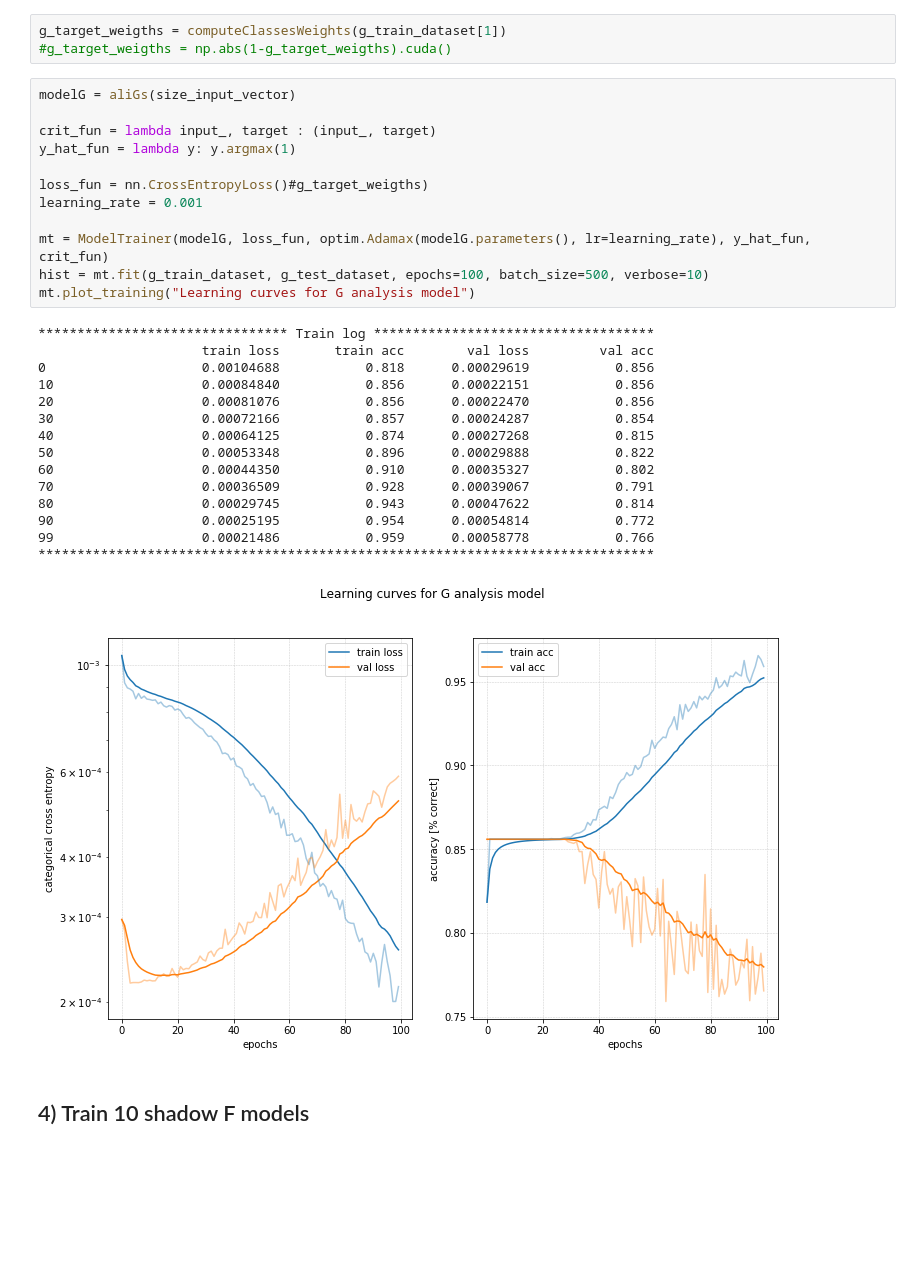
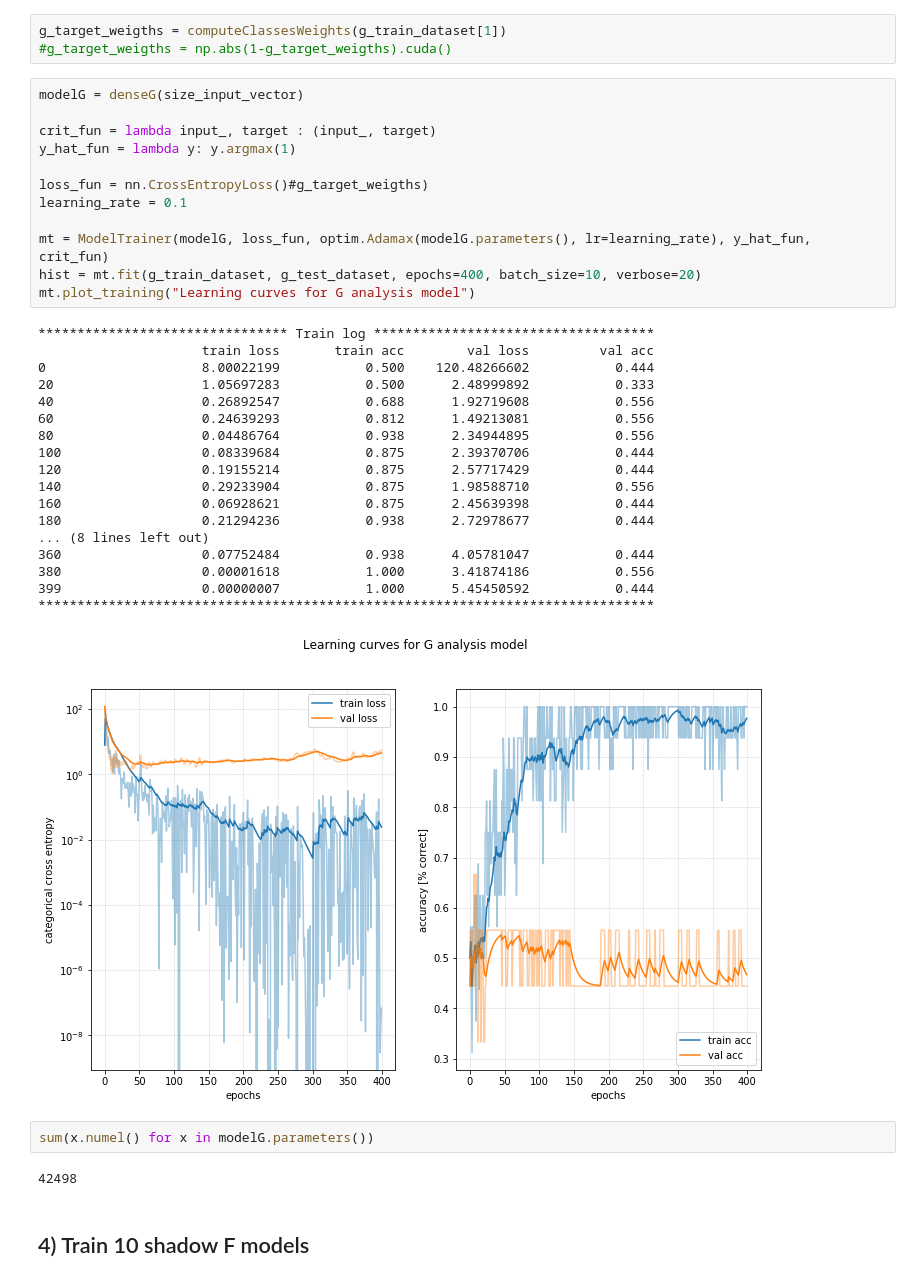
Before and after one commit to palexlee/DeepWololo, a Jupyter notebook: yves_notebook.ipynb, the cells around one changed output. Cells and saved outputs as stored; diff of their text form; blank space fills up the shorter version.

```diff
--- a/yves_notebook.ipynb
+++ b/yves_notebook.ipynb
@@ -171,33 +175,40 @@ size of layer vector : 200
 g_target_weigths = computeClassesWeights(g_train_dataset[1])
 #g_target_weigths = np.abs(1-g_target_weigths).cuda()
 # %%
-modelG = aliGs(size_input_vector)
+modelG = denseG(size_input_vector)
 
 crit_fun = lambda input_, target : (input_, target)
 y_hat_fun = lambda y: y.argmax(1)
 
 loss_fun = nn.CrossEntropyLoss()#g_target_weigths)
-learning_rate = 0.001
+learning_rate = 0.1
 
 mt = ModelTrainer(modelG, loss_fun, optim.Adamax(modelG.parameters(), lr=learning_rate), y_hat_fun, crit_fun)
-hist = mt.fit(g_train_dataset, g_test_dataset, epochs=100, batch_size=500, verbose=10)
+hist = mt.fit(g_train_dataset, g_test_dataset, epochs=400, batch_size=10, verbose=20)
 mt.plot_training("Learning curves for G analysis model")
 # %% [output]
 ******************************** Train log ************************************
                      train loss       train acc        val loss         val acc
-0                    0.00104688           0.818      0.00029619           0.856
-10                   0.00084840           0.856      0.00022151           0.856
-20                   0.00081076           0.856      0.00022470           0.856
-30                   0.00072166           0.857      0.00024287           0.854
-40                   0.00064125           0.874      0.00027268           0.815
-50                   0.00053348           0.896      0.00029888           0.822
-60                   0.00044350           0.910      0.00035327           0.802
-70                   0.00036509           0.928      0.00039067           0.791
-80                   0.00029745           0.943      0.00047622           0.814
-90                   0.00025195           0.954      0.00054814           0.772
-99                   0.00021486           0.959      0.00058778           0.766
+0                    8.00022199           0.500    120.48266602           0.444
+20                   1.05697283           0.500      2.48999892           0.333
+40                   0.26892547           0.688      1.92719608           0.556
+60                   0.24639293           0.812      1.49213081           0.556
+80                   0.04486764           0.938      2.34944895           0.556
+100                  0.08339684           0.875      2.39370706           0.444
+120                  0.19155214           0.875      2.57717429           0.444
+140                  0.29233904           0.875      1.98588710           0.556
+160                  0.06928621           0.875      2.45639398           0.444
+180                  0.21294236           0.938      2.72978677           0.444
+... (8 lines left out)
+360                  0.07752484           0.938      4.05781047           0.444
+380                  0.00001618           1.000      3.41874186           0.556
+399                  0.00000007           1.000      5.45450592           0.444
 *******************************************************************************
-[figure, old version]
+[figure, new version]
+# %%
+sum(x.numel() for x in modelG.parameters())
+# %% [output]
+42498
 # %% [markdown]
 ## 4) Train 10 shadow F models
 # %%
```
Also changed, not shown: parts of 11 cells of this notebook, 1 other file.
